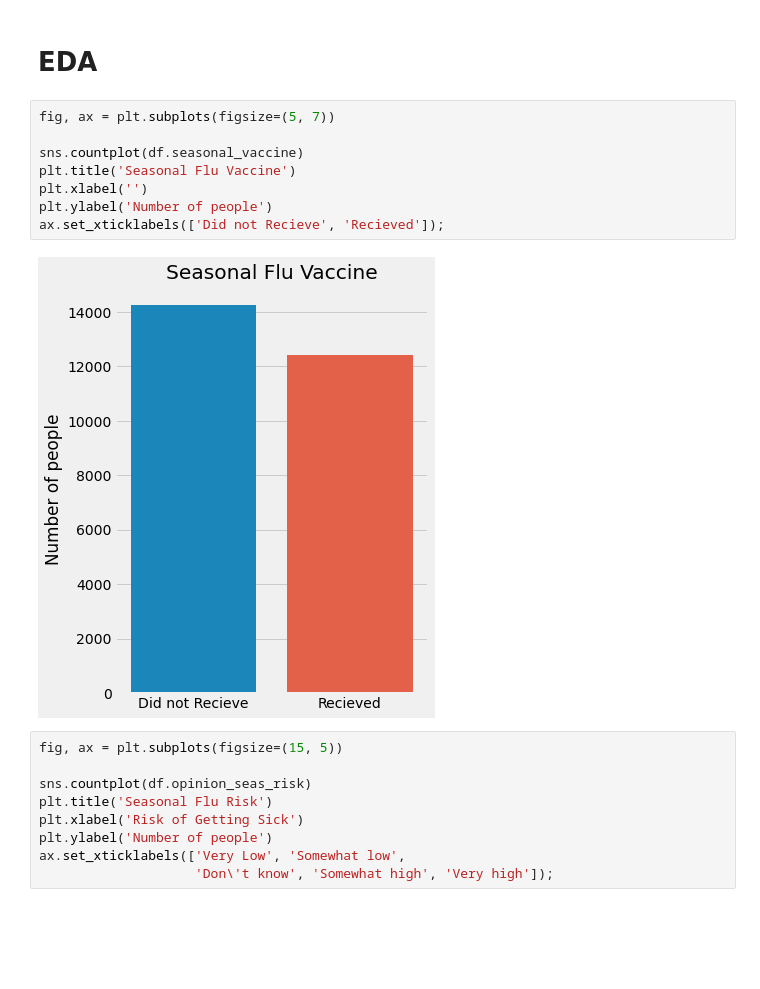
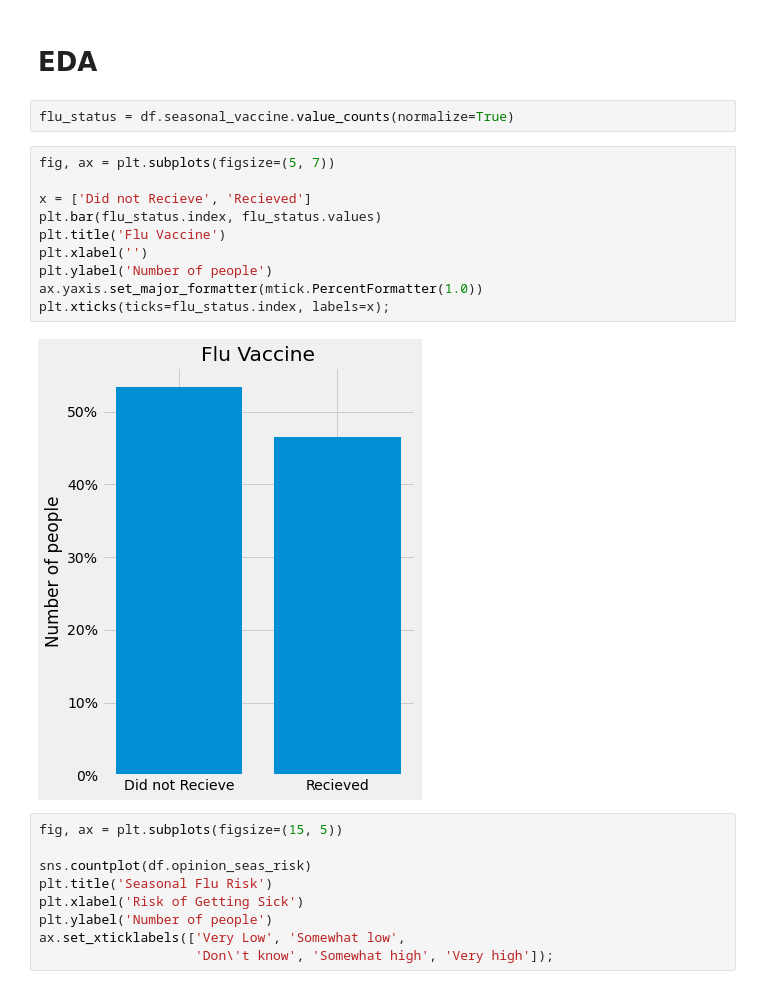
Before and after one commit to mankah/Capstone, a Jupyter notebook: Flu_analysis_models/00_Seasonal_Flu_Analysis.ipynb, the cells around one changed output. Cells and saved outputs as stored; diff of their text form; blank space fills up the shorter version.

```diff
--- a/Flu_analysis_models/00_Seasonal_Flu_Analysis.ipynb
+++ b/Flu_analysis_models/00_Seasonal_Flu_Analysis.ipynb
@@ -26,16 +26,20 @@ df.head()
 5 rows × 37 columns
 # %% [markdown]
 # EDA
+# %%
+flu_status = df.seasonal_vaccine.value_counts(normalize=True)
 # %%
 fig, ax = plt.subplots(figsize=(5, 7))
 
-sns.countplot(df.seasonal_vaccine)
-plt.title('Seasonal Flu Vaccine')
+x = ['Did not Recieve', 'Recieved']
+plt.bar(flu_status.index, flu_status.values)
+plt.title('Flu Vaccine')
 plt.xlabel('')
 plt.ylabel('Number of people')
-ax.set_xticklabels(['Did not Recieve', 'Recieved']);
+ax.yaxis.set_major_formatter(mtick.PercentFormatter(1.0))
+plt.xticks(ticks=flu_status.index, labels=x);
 # %% [output]
-[figure, old version]
+[figure, new version]
 # %%
 fig, ax = plt.subplots(figsize=(15, 5))
 
```
Also changed, not shown: parts of 12 cells of this notebook, 1 other file.
